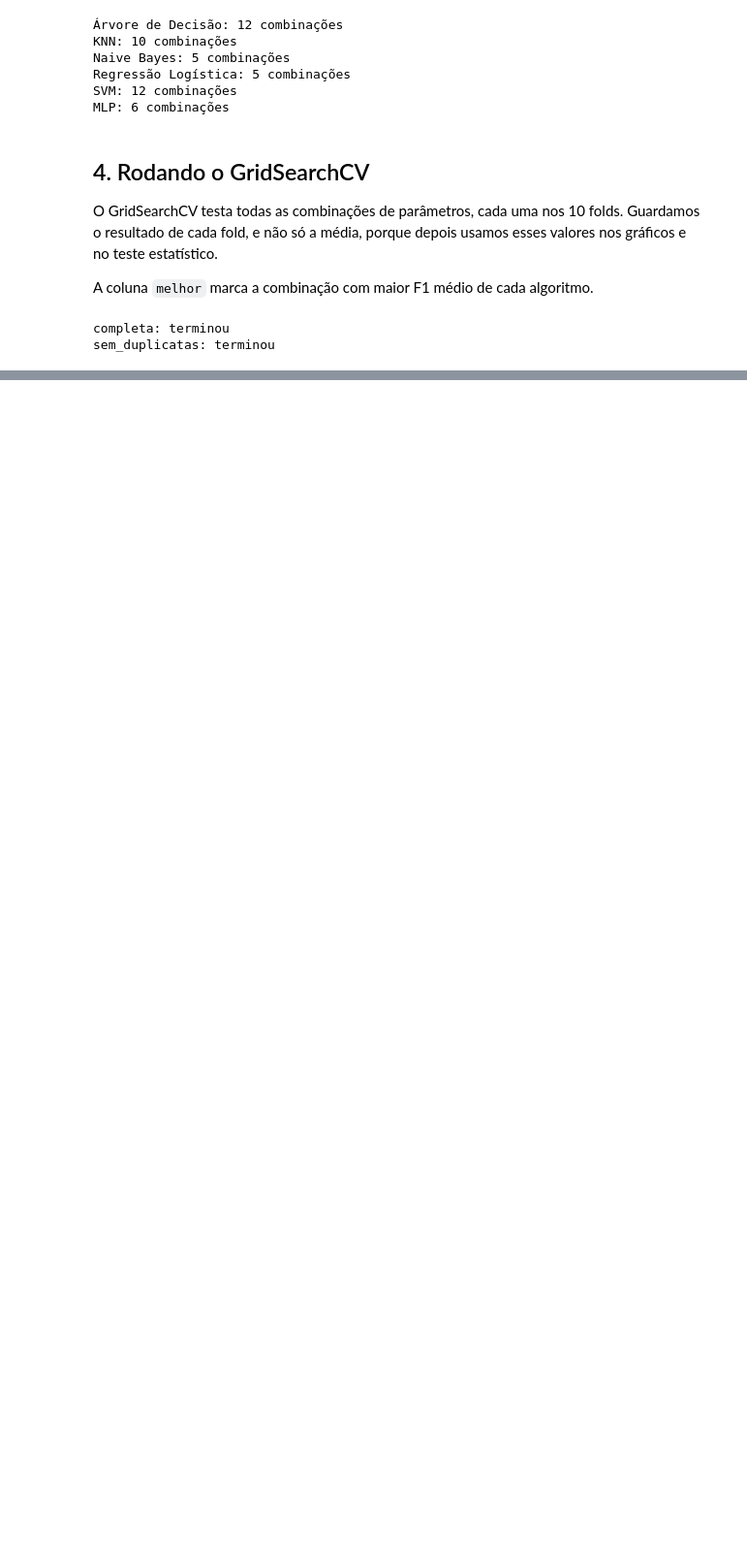
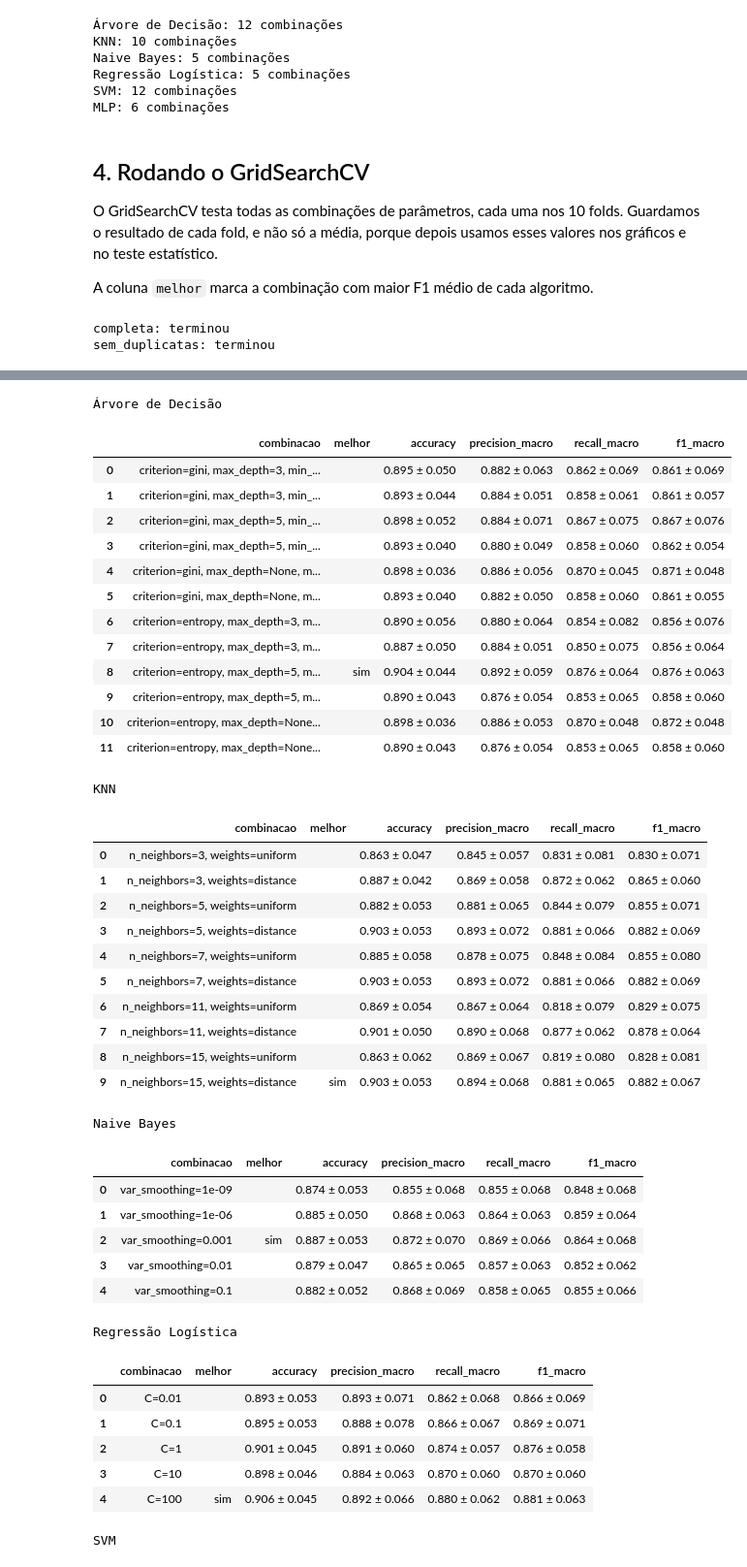
Before and after one commit to FelipeBert/sleep-health, a Jupyter notebook: projeto_experimentos.ipynb, the cells around one changed output, grey strips where cells are left out. Shown at 97% size. Drawn from its saved outputs; the diff is of its cells as text; code cells hidden in the pictures; blank space fills up the shorter version.

Commit message:
feat(notebook): calcula média e desvio padrão de cada combinação

```diff
--- a/projeto_experimentos.ipynb
+++ b/projeto_experimentos.ipynb
@@ -256,0 +261,21 @@ sem_duplicatas: terminou
+# %%
+def resumir(por_fold):
+    # Junta os 10 folds de cada combinação e calcula a média e o desvio padrão
+    agg = por_fold.groupby(["algoritmo", "combinacao", "melhor"], sort=False)[list(METRICAS)].agg(["mean", "std"])
+    agg.columns = [f"{m}_{est}" for m, est in agg.columns]   # ex.: f1_macro_mean, f1_macro_std
+    return agg.reset_index()
+
+
+def formatar(tab):
+    # Só deixa a tabela mais fácil de ler: "0.880 ± 0.073"
+    out = tab[["algoritmo", "combinacao"]].copy()
+    out["melhor"] = np.where(tab["melhor"], "sim", "")
+    for m in METRICAS:
+        out[m] = tab[f"{m}_mean"].map("{:.3f}".format) + " ± " + tab[f"{m}_std"].map("{:.3f}".format)
+    return out
+
+
+tabelas = {nome_base: resumir(pf) for nome_base, pf in resultados.items()}
+
+for nome_base, tab in tabelas.items():
+    tab.to_csv(f"resultados/{nome_base}_todas_combinacoes.csv", index=False)
@@ -256,0 +284,46 @@ sem_duplicatas: terminou
+# %%
+for nome in experimentos:
+    print(nome)
+    display(formatar(tabelas["completa"].query("algoritmo == @nome")).drop(columns="algoritmo").reset_index(drop=True))
+# %% [output]
+Árvore de Decisão
+|  | combinacao | melhor | accuracy | precision_macro | recall_macro | f1_macro |
+| 0 | criterion=gini, max_depth=3, min_... |  | 0.895 ± 0.050 | 0.882 ± 0.063 | 0.862 ± 0.069 | 0.861 ± 0.069 |
+| 1 | criterion=gini, max_depth=3, min_... |  | 0.893 ± 0.044 | 0.884 ± 0.051 | 0.858 ± 0.061 | 0.861 ± 0.057 |
+| 2 | criterion=gini, max_depth=5, min_... |  | 0.898 ± 0.052 | 0.884 ± 0.071 | 0.867 ± 0.075 | 0.867 ± 0.076 |
+| 3 | criterion=gini, max_depth=5, min_... |  | 0.893 ± 0.040 | 0.880 ± 0.049 | 0.858 ± 0.060 | 0.862 ± 0.054 |
+| 4 | criterion=gini, max_depth=None, m... |  | 0.898 ± 0.036 | 0.886 ± 0.056 | 0.870 ± 0.045 | 0.871 ± 0.048 |
+| 5 | criterion=gini, max_depth=None, m... |  | 0.893 ± 0.040 | 0.882 ± 0.050 | 0.858 ± 0.060 | 0.861 ± 0.055 |
+| 6 | criterion=entropy, max_depth=3, m... |  | 0.890 ± 0.056 | 0.880 ± 0.064 | 0.854 ± 0.082 | 0.856 ± 0.076 |
+| 7 | criterion=entropy, max_depth=3, m... |  | 0.887 ± 0.050 | 0.884 ± 0.051 | 0.850 ± 0.075 | 0.856 ± 0.064 |
+| 8 | criterion=entropy, max_depth=5, m... | sim | 0.904 ± 0.044 | 0.892 ± 0.059 | 0.876 ± 0.064 | 0.876 ± 0.063 |
+| 9 | criterion=entropy, max_depth=5, m... |  | 0.890 ± 0.043 | 0.876 ± 0.054 | 0.853 ± 0.065 | 0.858 ± 0.060 |
+| 10 | criterion=entropy, max_depth=None... |  | 0.898 ± 0.036 | 0.886 ± 0.053 | 0.870 ± 0.048 | 0.872 ± 0.048 |
+| 11 | criterion=entropy, max_depth=None... |  | 0.890 ± 0.043 | 0.876 ± 0.054 | 0.853 ± 0.065 | 0.858 ± 0.060 |
+KNN
+|  | combinacao | melhor | accuracy | precision_macro | recall_macro | f1_macro |
+| 0 | n_neighbors=3, weights=uniform |  | 0.863 ± 0.047 | 0.845 ± 0.057 | 0.831 ± 0.081 | 0.830 ± 0.071 |
+| 1 | n_neighbors=3, weights=distance |  | 0.887 ± 0.042 | 0.869 ± 0.058 | 0.872 ± 0.062 | 0.865 ± 0.060 |
+| 2 | n_neighbors=5, weights=uniform |  | 0.882 ± 0.053 | 0.881 ± 0.065 | 0.844 ± 0.079 | 0.855 ± 0.071 |
+| 3 | n_neighbors=5, weights=distance |  | 0.903 ± 0.053 | 0.893 ± 0.072 | 0.881 ± 0.066 | 0.882 ± 0.069 |
+| 4 | n_neighbors=7, weights=uniform |  | 0.885 ± 0.058 | 0.878 ± 0.075 | 0.848 ± 0.084 | 0.855 ± 0.080 |
+| 5 | n_neighbors=7, weights=distance |  | 0.903 ± 0.053 | 0.893 ± 0.072 | 0.881 ± 0.066 | 0.882 ± 0.069 |
+| 6 | n_neighbors=11, weights=uniform |  | 0.869 ± 0.054 | 0.867 ± 0.064 | 0.818 ± 0.079 | 0.829 ± 0.075 |
+| 7 | n_neighbors=11, weights=distance |  | 0.901 ± 0.050 | 0.890 ± 0.068 | 0.877 ± 0.062 | 0.878 ± 0.064 |
+| 8 | n_neighbors=15, weights=uniform |  | 0.863 ± 0.062 | 0.869 ± 0.067 | 0.819 ± 0.080 | 0.828 ± 0.081 |
+| 9 | n_neighbors=15, weights=distance | sim | 0.903 ± 0.053 | 0.894 ± 0.068 | 0.881 ± 0.065 | 0.882 ± 0.067 |
+Naive Bayes
+|  | combinacao | melhor | accuracy | precision_macro | recall_macro | f1_macro |
+| 0 | var_smoothing=1e-09 |  | 0.874 ± 0.053 | 0.855 ± 0.068 | 0.855 ± 0.068 | 0.848 ± 0.068 |
+| 1 | var_smoothing=1e-06 |  | 0.885 ± 0.050 | 0.868 ± 0.063 | 0.864 ± 0.063 | 0.859 ± 0.064 |
+| 2 | var_smoothing=0.001 | sim | 0.887 ± 0.053 | 0.872 ± 0.070 | 0.869 ± 0.066 | 0.864 ± 0.068 |
+| 3 | var_smoothing=0.01 |  | 0.879 ± 0.047 | 0.865 ± 0.065 | 0.857 ± 0.063 | 0.852 ± 0.062 |
+| 4 | var_smoothing=0.1 |  | 0.882 ± 0.052 | 0.868 ± 0.069 | 0.858 ± 0.065 | 0.855 ± 0.066 |
+Regressão Logística
+|  | combinacao | melhor | accuracy | precision_macro | recall_macro | f1_macro |
+| 0 | C=0.01 |  | 0.893 ± 0.053 | 0.893 ± 0.071 | 0.862 ± 0.068 | 0.866 ± 0.069 |
+| 1 | C=0.1 |  | 0.895 ± 0.053 | 0.888 ± 0.078 | 0.866 ± 0.067 | 0.869 ± 0.071 |
+| 2 | C=1 |  | 0.901 ± 0.045 | 0.891 ± 0.060 | 0.874 ± 0.057 | 0.876 ± 0.058 |
+| 3 | C=10 |  | 0.898 ± 0.046 | 0.884 ± 0.063 | 0.870 ± 0.060 | 0.870 ± 0.060 |
+| 4 | C=100 | sim | 0.906 ± 0.045 | 0.892 ± 0.066 | 0.880 ± 0.062 | 0.881 ± 0.063 |
+SVM
```
Also changed, not shown: parts of 5 cells of this notebook, 2 other files.
